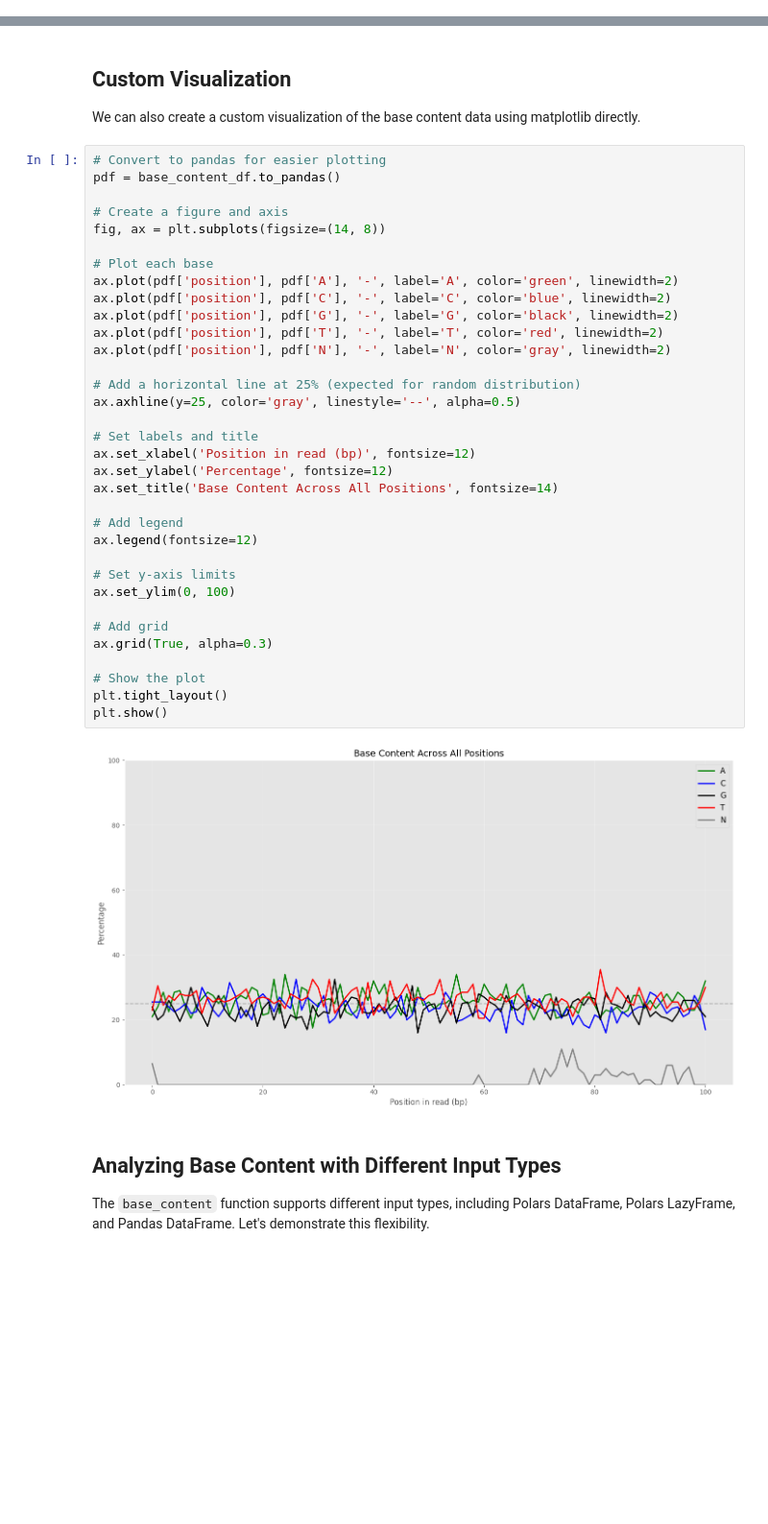
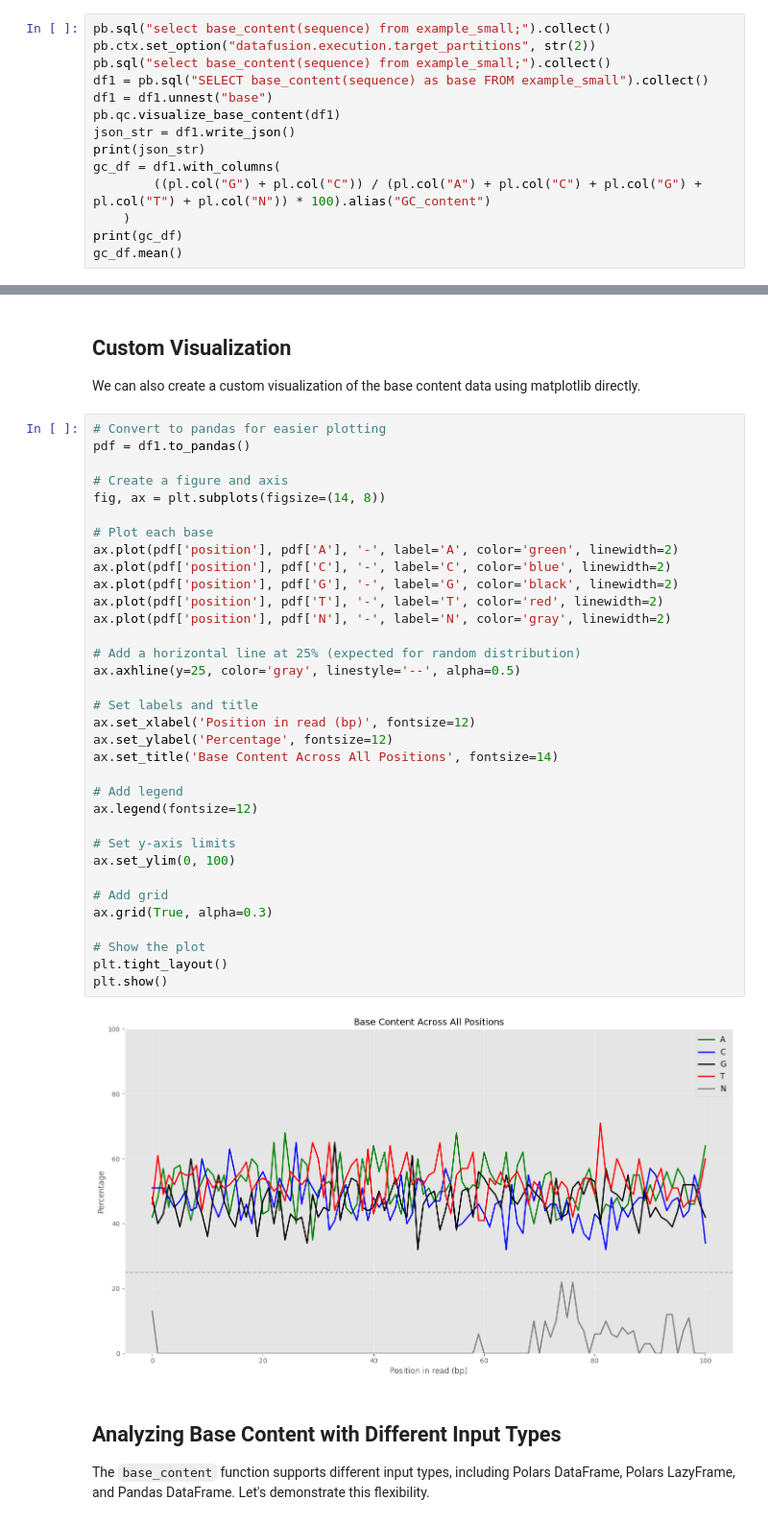
Before and after one commit to bartwild/polars-bio, a Jupyter notebook: examples/base_content_qc.ipynb, the cells around one changed output, grey strips where cells are left out. Shown at 96% size. Saved outputs shown, nothing was run; the diff lists cells and outputs as text; blank space fills up the shorter version.

```diff
--- a/examples/base_content_qc.ipynb
+++ b/examples/base_content_qc.ipynb
@@ -100,0 +71,14 @@ shape: (101, 1)
+# %%
+pb.sql("select base_content(sequence) from example_small;").collect()
+pb.ctx.set_option("datafusion.execution.target_partitions", str(2))
+pb.sql("select base_content(sequence) from example_small;").collect()
+df1 = pb.sql("SELECT base_content(sequence) as base FROM example_small").collect()
+df1 = df1.unnest("base")
+pb.qc.visualize_base_content(df1)
+json_str = df1.write_json()
+print(json_str)
+gc_df = df1.with_columns(
+        ((pl.col("G") + pl.col("C")) / (pl.col("A") + pl.col("C") + pl.col("G") + pl.col("T") + pl.col("N")) * 100).alias("GC_content")
+    )
+print(gc_df)
+gc_df.mean()
@@ -158,40 +167,40 @@ pb.qc.visualize_base_content(base_content_df)
 We can also create a custom visualization of the base content data using matplotlib directly.
 # %%
 # Convert to pandas for easier plotting
-pdf = base_content_df.to_pandas()
+pdf = df1.to_pandas()
 
 # Create a figure and axis
 fig, ax = plt.subplots(figsize=(14, 8))
 
 # Plot each base
 ax.plot(pdf['position'], pdf['A'], '-', label='A', color='green', linewidth=2)
 ax.plot(pdf['position'], pdf['C'], '-', label='C', color='blue', linewidth=2)
 ax.plot(pdf['position'], pdf['G'], '-', label='G', color='black', linewidth=2)
 ax.plot(pdf['position'], pdf['T'], '-', label='T', color='red', linewidth=2)
 ax.plot(pdf['position'], pdf['N'], '-', label='N', color='gray', linewidth=2)
 
 # Add a horizontal line at 25% (expected for random distribution)
 ax.axhline(y=25, color='gray', linestyle='--', alpha=0.5)
 
 # Set labels and title
 ax.set_xlabel('Position in read (bp)', fontsize=12)
 ax.set_ylabel('Percentage', fontsize=12)
 ax.set_title('Base Content Across All Positions', fontsize=14)
 
 # Add legend
 ax.legend(fontsize=12)
 
 # Set y-axis limits
 ax.set_ylim(0, 100)
 
 # Add grid
 ax.grid(True, alpha=0.3)
 
 # Show the plot
 plt.tight_layout()
 plt.show()
 # %% [output]
-[figure, old version]
+[figure, new version]
 # %% [markdown]
 ## Analyzing Base Content with Different Input Types
 
```
Also changed, not shown: parts of 8 cells of this notebook, 4 other files.
